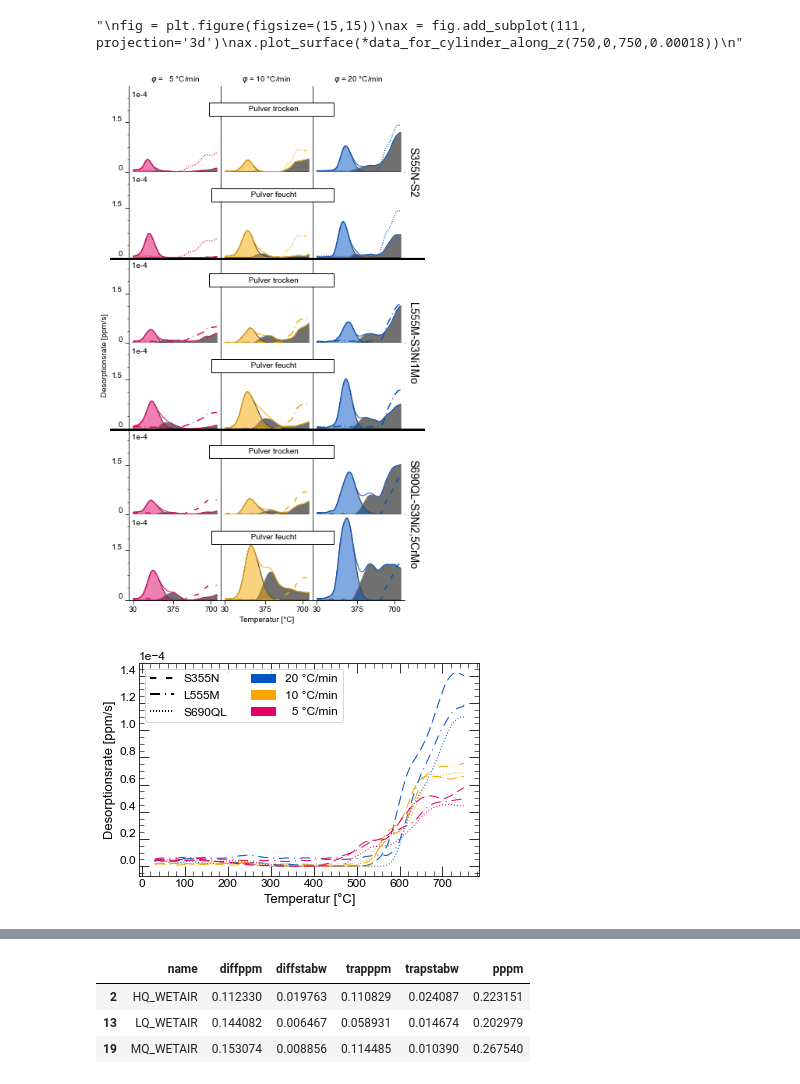
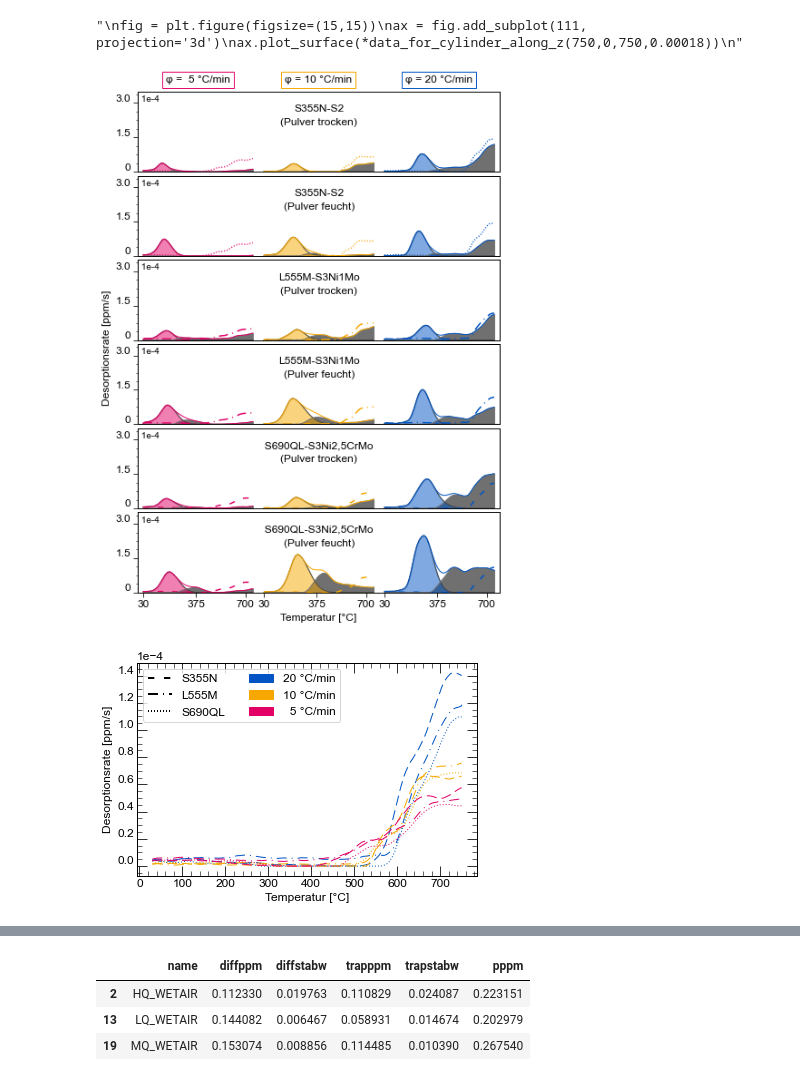
Before and after one commit to KMDE-10/HYDROGEN, a Jupyter notebook: 2020-11_HYDROGEN.ipynb, the cells around one changed output, grey strips where cells are left out. Cells and saved outputs as stored; diff of their text form; code cells hidden in the pictures.

Commit message:
angepasste Plot ideen umgesetzt

```diff
--- a/2020-11_HYDROGEN.ipynb
+++ b/2020-11_HYDROGEN.ipynb
@@ -1387,7 +1447,8 @@ plotmarkers=pd.DataFrame({'L':[':',':','-.','-.','--','--'],
                            'M':[':',':','-.','-.','--','--'],
                            'H':[':',':','-.','-.','--','--']})
 #'H':'#0054c3','M':'#F6A800','L':'#E30066'
-
+fontproperties = {'font':'Arial','size':12}
+fontpropertiesm = {'font':'Arial','size':12,'weight':'normal'}
 def inch (cm):
     return(cm/2.54)
 def diff_trap(ax,type,color,marker):
@@ -1400,59 +1461,76 @@ def diff_trap(ax,type,color,marker):
     ax.fill_between(f.roundtemperature,f.diff,label=f.diffppm,color=color[3],alpha=0.5)
     #ax.text(400,0.00019,'diff='+str(round(f.diffppm,2)),ha='left',va='top')
     #ax.ticklabel_format(axis="y", style="sci", scilimits=(0,0))
-    ax.set_ylim([0,0.00026])
-    ax.set_yticks([0,0.00015])
-    ax.set_yticklabels(['0','1.5'],va='bottom')
+    ax.set_ylim([0,0.00035])
+    ax.set_yticks([0,0.00015,0.0003])
+    ax.set_yticklabels(['0','1.5','3.0'],va='bottom')
 def meshplot():
     plt.style.use('C:\\Users\\maede\\.matplotlib\\diss_martin_mesh.mplstyle')
-    fig,axs=plt.subplots(6,3,figsize=(6.3,9.84), sharex='col', sharey='row',gridspec_kw={'hspace': 0, 'wspace': 0})
+    cm=1/2.54
+    fig,axs=plt.subplots(6,3,figsize=(16*cm,22*cm), sharex='col', sharey='row',gridspec_kw={'hspace': 0.05, 'wspace': 0.00})
     fig.set_constrained_layout
     axn=pd.DataFrame(axs)
     for row in axn.index:
         for col in axn.columns:
             diff_trap(axn.loc[row,col],plotlocation.iloc[row,col],plotcolors.iloc[row,col],plotmarkers.iloc[row,col])
 
     axn.loc[1,:].apply(lambda x:x.set_xticks([]))
-    axn.loc[0,0].set_title('${\\varphi}$ =   5 °C/min')
-    axn.loc[0,1].set_title('${\\varphi}$ = 10 °C/min')
-    axn.loc[0,2].set_title('${\\varphi}$ = 20 °C/min')
+    axn.loc[0,0].set_title('φ =  5 °C/min',fontproperties,bbox={'facecolor':'white','edgecolor':'#E30066'},pad=10)#${\\varphi}$
+    axn.loc[0,1].set_title('φ = 10 °C/min',fontproperties,bbox={'facecolor':'white','edgecolor':'#F6A800'},pad=10)
+    axn.loc[0,2].set_title('φ = 20 °C/min',fontproperties,bbox={'facecolor':'white','edgecolor':'#0054c3'},pad=10)
     axn.loc[5,:].apply(lambda x:x.set_xticks([30,375,700]))
-    axn.loc[:,0].apply(lambda x:x.text(0,0.000245,' 1e-4   ',rotation=0,zorder=60,va='top',ha='left'))
+    axn.loc[:,0].apply(lambda x:x.text(0,0.000335,' 1e-4   ',rotation=0,zorder=60,va='top',ha='left'))
 
     axn.loc[:,0].apply(lambda x:x.spines['left'].set_visible(True))
-    axn.loc[:,1].apply(lambda x:x.spines['left'].set_visible(True))
-    axn.loc[:,2].apply(lambda x:x.spines['left'].set_visible(True))
+    """axn.loc[:,1].apply(lambda x:x.spines['left'].set_visible(True))
+    axn.loc[:,2].apply(lambda x:x.spines['left'].set_visible(True))"""
+    axn.loc[:,0].apply(lambda x:x.spines['top'].set_visible(True))
+    axn.loc[:,1].apply(lambda x:x.spines['top'].set_visible(True))
+    axn.loc[:,2].apply(lambda x:x.spines['top'].set_visible(True))
+
+
+    axn.loc[:,2].apply(lambda x:x.spines['right'].set_visible(True))
+
     axn.loc[5,:].apply(lambda x:x.spines['bottom'].set_visible(True))
     axn.loc[4,:].apply(lambda x:x.spines['bottom'].set_visible(True))
     axn.loc[3,:].apply(lambda x:x.spines['bottom'].set_visible(True))
     axn.loc[2,:].apply(lambda x:x.spines['bottom'].set_visible(True))
     axn.loc[1,:].apply(lambda x:x.spines['bottom'].set_visible(True))
     axn.loc[0,:].apply(lambda x:x.spines['bottom'].set_visible(True))
     axn.loc[:,0].apply(lambda x : x.tick_params(axis='y',which='major',length=5))
     axn.loc[:,0].apply(lambda x : x.tick_params(axis='y',which='minor',length=2))
     axn.loc[5,:].apply(lambda x : x.tick_params(axis='x',which='major',length=5,direction='out'))
     #axn.loc[[0,2,4],0].apply(lambda x : x.set_ylabel('feucht'))
-    axn.loc[[0,2,4],2].apply(lambda x : x.text(150,0.00018,'                 Pulver trocken               ',zorder=60,va='bottom',ha='right',bbox={'facecolor':'white','edgecolor':'black','alpha':1}))
-    axn.loc[[1,3,5],2].apply(lambda x : x.text(150,0.00018,'                 Pulver feucht                ',zorder=60,va='bottom',ha='right',bbox={'facecolor':'white','edgecolor':'black','alpha':1}))
-    axn.loc[1,2].text(900,0.00026,'S355N-S2',rotation=-90,fontsize=14,zorder=60,va='center',ha='right',bbox={'facecolor': 'white','edgecolor':'white','alpha':0})
-    axn.loc[3,2].text(900,0.00026,'L555M-S3Ni1Mo',rotation=-90,fontsize=14,zorder=60,va='center',ha='right',bbox={'facecolor': 'white','edgecolor':'white','alpha':0})
-    axn.loc[5,2].text(900,0.00026,'S690QL-S3Ni2,5CrMo',rotation=-90,fontsize=14,zorder=60,va='center',ha='right',bbox={'facecolor': 'white','edgecolor':'white','alpha':0})
+    axn.loc[[0,2,4],2].apply(lambda x : x.text(-400,0.000215,'(Pulver trocken)',fontsize=12,rotation=0,zorder=60,va='center',ha='center',bbox={'facecolor':'white','edgecolor':'white','alpha':1}))
+    axn.loc[[1,3,5],2].apply(lambda x : x.text(-400,0.000215,'(Pulver feucht)',fontsize=12,rotation=0,zorder=60,va='center',ha='center',bbox={'facecolor':'white','edgecolor':'white','alpha':1}))
+    axn.loc[[0,1],2].apply(lambda x : x.text(-400,0.000275,
+                                             'S355N-S2',fontpropertiesm,rotation=0,zorder=50,
+                                             va='center',ha='center',bbox={'facecolor': 'white',
+                                                                           'edgecolor':'white','alpha':1}))
+    axn.loc[[2,3],2].apply(lambda x : x.text(-400,0.000275,
+                                             'L555M-S3Ni1Mo',fontpropertiesm,rotation=0,zorder=50,
+                                             va='center',ha='center',bbox={'facecolor': 'white',
+                                                                           'edgecolor':'white','alpha':1}))
+    axn.loc[[4,5],2].apply(lambda x : x.text(-420,0.000275,
+                                             '  S690QL-S3Ni2,5CrMo',fontpropertiesm,rotation=0,zorder=50,
+                                             va='center',ha='center',bbox={'facecolor': 'white',
+                                                                           'edgecolor':'white','alpha':1}))
 
 
 
-    axn.loc[3,0].set_ylabel('                             Desorptionsrate [ppm/s]')
-    axn.loc[5,1].set_xlabel('Temperatur [°C]')
-    axn.loc[2,:].apply(lambda x:x.axhline(0.0002569,-0.2,1.2,lw=3,color='black',clip_on=False,zorder=25))
-    axn.loc[4,:].apply(lambda x:x.axhline(0.0002569,-0.2,1.2,lw=3,color='black',clip_on=False,zorder=25))
+    axn.loc[3,0].set_ylabel('                        Desorptionsrate [ppm/s]',fontproperties)
+    axn.loc[5,1].set_xlabel('Temperatur [°C]',fontproperties,labelpad=5)
+    #axn.loc[2,:].apply(lambda x:x.axhline(0.000349,-0.2,1.0,lw=2,color='black',clip_on=False,zorder=25))
+    #axn.loc[4,:].apply(lambda x:x.axhline(0.000349,-0.2,1.0,lw=2,color='black',clip_on=False,zorder=25))
     #plt.ticklabel_format(axis="y", style="sci", scilimits=(0,0))
 
     #display(axn)
-    fig.subplots_adjust(bottom=0.05, top=0.98, left=0.15, right=0.93)
+    fig.subplots_adjust(bottom=0.065, top=0.95, left=0.10, right=0.98)
     fig.savefig('res_mesh01.svg',dpi=500)
     plt.show()
 meshplot()
 # %% [output]
-[figure, old version]
+[figure, new version]
 # %%
 import matplotlib.patches as mpatches
 import matplotlib.lines as mlines
@@ -1487,14 +1565,14 @@ def matplot (type):
 
     plt.ticklabel_format(axis="y", style="sci", scilimits=(0,0))
     #ax.yaxis.set_major_formatter(mtick.FormatStrFormatter('%.e'))
-    fontproperties = {'font':'Arial','size':13}
+
     ax.set_ylabel('Desorptionsrate [ppm/s]',fontproperties)
     ax.set_xlabel('Temperatur [°C]',fontproperties)
     plt.show()
     fig.savefig('matplot_res01.svg',dpi=500)
 matplot('type')
 # %% [output]
-[figure, old version]
+[figure, new version]
 # %%
 dash_line = mlines.Line2D([], [], color='#0098A1', ls='--', label='S355N-S2',lw=3)
 dot_line = mlines.Line2D([], [], color='#8EBAE5', ls=':', label='S690QL-S3Ni2,5CrMo',lw=3)
```
Also changed, not shown: parts of 12 cells of this notebook, 2 other files.
